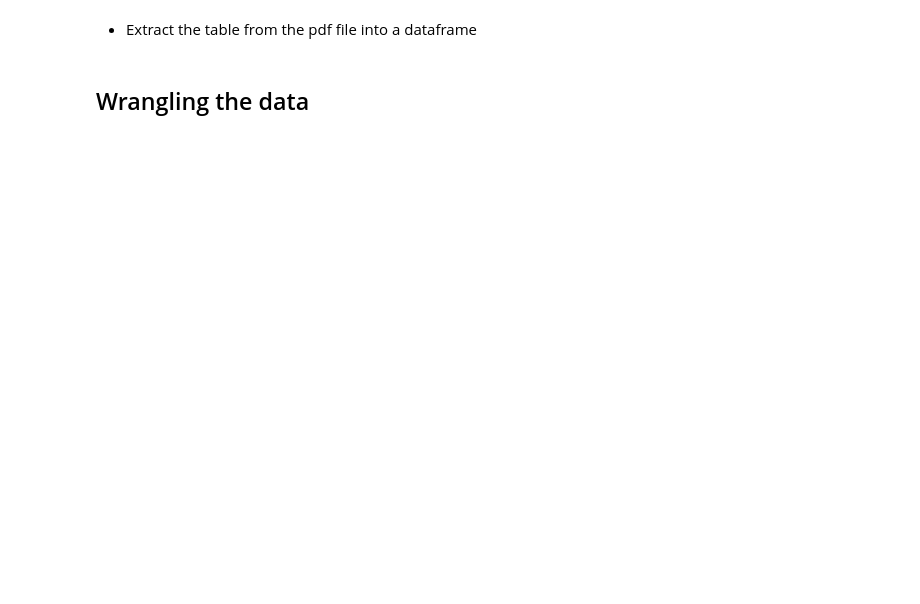
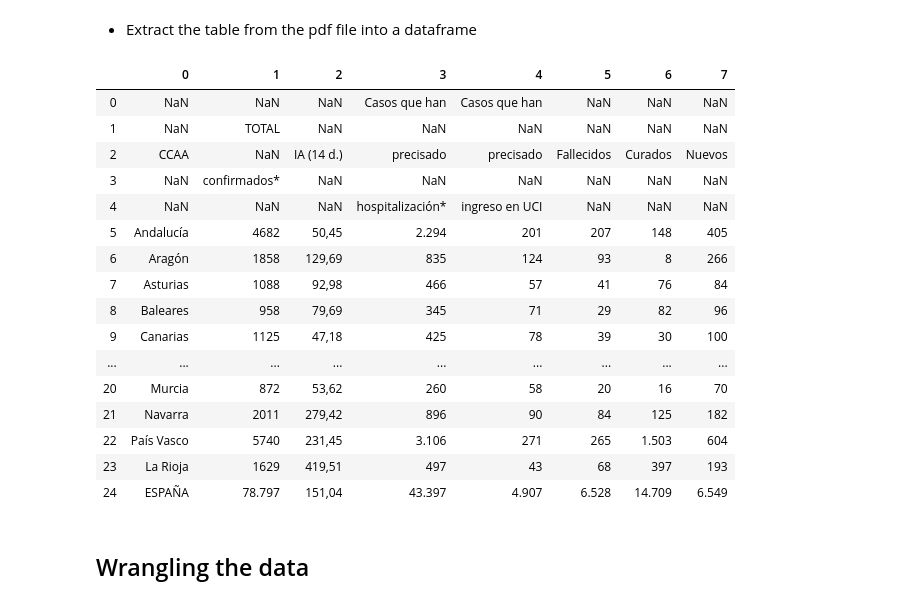
Before and after one commit to jmiraal/COVID19_Spain_Dashboard, a Jupyter notebook: NoteBook/COVID-19 Spain.ipynb, the cells around one changed output. Drawn from its saved outputs; the diff is of its cells as text; code cells hidden in the pictures; blank space fills up the shorter version.

```diff
--- a/NoteBook/COVID-19 Spain.ipynb
+++ b/NoteBook/COVID-19 Spain.ipynb
@@ -86,6 +86,26 @@ if file_downloaded == True:
 
     # get old deads
     df_old_healed = pd.read_csv('data/ccaa_covid19_altas_long.csv')
+# %%
+df_current
+# %% [output]
+|  | 0 | 1 | 2 | 3 | 4 | 5 | 6 | 7 |
+| 0 | NaN | NaN | NaN | Casos que han | Casos que han | NaN | NaN | NaN |
+| 1 | NaN | TOTAL | NaN | NaN | NaN | NaN | NaN | NaN |
+| 2 | CCAA | NaN | IA (14 d.) | precisado | precisado | Fallecidos | Curados | Nuevos |
+| 3 | NaN | confirmados* | NaN | NaN | NaN | NaN | NaN | NaN |
+| 4 | NaN | NaN | NaN | hospitalización* | ingreso en UCI | NaN | NaN | NaN |
+| 5 | Andalucía | 4682 | 50,45 | 2.294 | 201 | 207 | 148 | 405 |
+| 6 | Aragón | 1858 | 129,69 | 835 | 124 | 93 | 8 | 266 |
+| 7 | Asturias | 1088 | 92,98 | 466 | 57 | 41 | 76 | 84 |
+| 8 | Baleares | 958 | 79,69 | 345 | 71 | 29 | 82 | 96 |
+| 9 | Canarias | 1125 | 47,18 | 425 | 78 | 39 | 30 | 100 |
+| ... | ... | ... | ... | ... | ... | ... | ... | ... |
+| 20 | Murcia | 872 | 53,62 | 260 | 58 | 20 | 16 | 70 |
+| 21 | Navarra | 2011 | 279,42 | 896 | 90 | 84 | 125 | 182 |
+| 22 | País Vasco | 5740 | 231,45 | 3.106 | 271 | 265 | 1.503 | 604 |
+| 23 | La Rioja | 1629 | 419,51 | 497 | 43 | 68 | 397 | 193 |
+| 24 | ESPAÑA | 78.797 | 151,04 | 43.397 | 4.907 | 6.528 | 14.709 | 6.549 |
 # %% [markdown]
 ## Wrangling the data
 # %%
```
Also changed, not shown: parts of 5 cells of this notebook.
